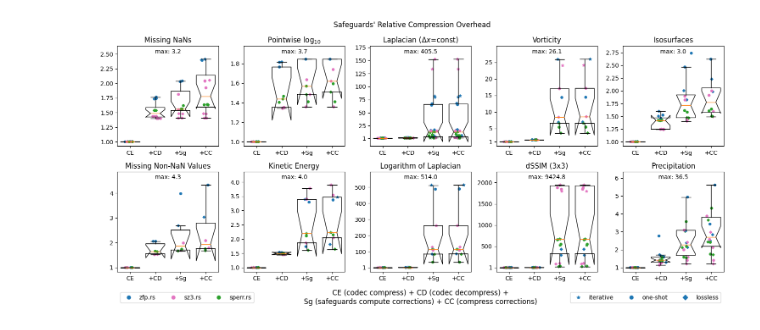
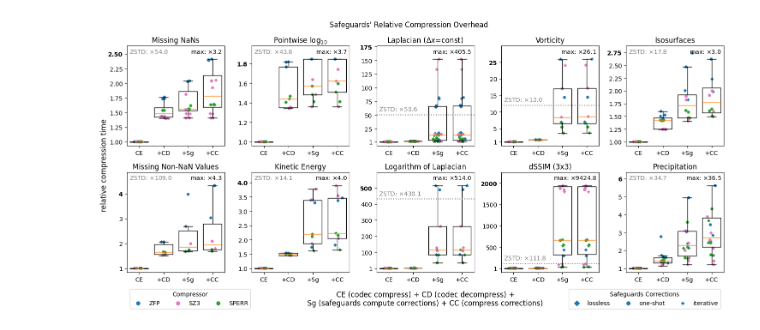
Before and after one commit to juntyr/compression-safeguards, a Jupyter notebook: examples/overhead.ipynb, the cells around one changed output. Cells and saved outputs as stored; diff of their text form; code cells hidden in the pictures.

Commit message:
further cleanup of the overhead plot

```diff
--- a/examples/overhead.ipynb
+++ b/examples/overhead.ipynb
@@ -42,7 +42,15 @@ for i, (name, title) in enumerate(
     corrections_compute_timings = []
     corrections_encode_timings = []
 
+    zstd_encode_timing = None
+    zstd_rel_encode_timings = []
+
     for result in observations:
+        if result["codec"]["id"] == "zstd.rs":
+            (zstd_encode_timing,) = result["encode_timing"][
+                observe.json_hash(result["codec"])
+            ]
+
         if result["codec"]["id"] != "safeguards":
             continue
 
@@ -109,6 +117,8 @@ for i, (name, title) in enumerate(
             / codec_encode_encode_timing
         )
 
+        zstd_rel_encode_timings.append(zstd_encode_timing / codec_encode_encode_timing)
+
     is_losslesss = np.array(is_losslesss)
     is_iteratives = np.array(is_iteratives)
 
@@ -121,7 +131,7 @@ for i, (name, title) in enumerate(
     b1 = ax.boxplot(codec_encode_timings, notch=True, showfliers=False, positions=[0])
     b2 = ax.boxplot(
         np.array(codec_decode_timings) + np.array(codec_encode_timings),
-        notch=True,
+        notch=False,
         showfliers=False,
         positions=[0.2],
     )
@@ -129,7 +139,7 @@ for i, (name, title) in enumerate(
         np.array(corrections_encode_timings)
         + np.array(codec_decode_timings)
         + np.array(codec_encode_timings),
-        notch=True,
+        notch=False,
         showfliers=False,
         positions=[0.4],
     )
@@ -138,7 +148,7 @@ for i, (name, title) in enumerate(
         + np.array(corrections_encode_timings)
         + np.array(codec_decode_timings)
         + np.array(codec_encode_timings),
-        notch=True,
+        notch=False,
         showfliers=False,
         positions=[0.6],
     )
@@ -155,12 +165,12 @@ for i, (name, title) in enumerate(
             if (y >= 1 and y <= ax.get_ylim()[1]) or y == 0
         ]
     )
-
+    ax.get_yticklabels()[-1].set_fontweight("bold")
     ax.text(
-        0.3,
+        0.68,
         b4["caps"][1].get_data()[1][0] + extra / 2,
-        f"max: {np.round(np.amax(corrections_compute_timings) + np.amax(corrections_encode_timings) + np.amax(codec_decode_timings) + np.amax(codec_encode_timings), 1)}",
-        ha="center",
+        rf"max: $\times${np.round(np.amax(corrections_compute_timings) + np.amax(corrections_encode_timings) + np.amax(codec_decode_timings) + np.amax(codec_encode_timings), 1)}",
+        ha="right",
         va="bottom",
     )
 
@@ -231,7 +241,21 @@ for i, (name, title) in enumerate(
         s=16,
     )
 
+    ax.axhline(np.mean(zstd_rel_encode_timings), c="gray", ls=":")
+    ax.text(
+        -0.08,
+        min(
+            b4["caps"][1].get_data()[1][0] + extra / 2,
+            np.mean(zstd_rel_encode_timings) + extra / 4,
+        ),
+        rf"ZSTD: $\times${np.round(np.mean(zstd_rel_encode_timings), 1)}",
+        ha="left",
+        va="bottom",
+        c="gray",
+    )
+
 fig.suptitle("Safeguards' Relative Compression Overhead")
+fig.supylabel("relative compression time")
 
 ax = fig.add_subplot(gs[2, :])
 ax.axis("off")
@@ -244,23 +268,28 @@ l1 = ax.legend(
             color="none",
             markerfacecolor=col,
             markeredgecolor=col,
-            label=c,
+            label={
+                "zfp.rs": "ZFP",
+                "sz3.rs": "SZ3",
+                "sperr.rs": "SPERR",
+            }[c],
         )
         for c, col in colors.items()
     ],
     ncol=3,
     loc="center left",
+    title="Compressor",
 )
 ax.legend(
     handles=[
         mpl.lines.Line2D(
             [0],
             [0],
-            marker="*",
+            marker="D",
             color="none",
             markerfacecolor=colors["zfp.rs"],
             markeredgecolor=colors["zfp.rs"],
-            label="iterative",
+            label="lossless",
         ),
         mpl.lines.Line2D(
             [0],
@@ -272,36 +301,37 @@ ax.legend(
             label="one-shot",
         ),
         mpl.lines.Line2D(
             [0],
             [0],
-            marker="D",
+            marker="*",
             color="none",
             markerfacecolor=colors["zfp.rs"],
             markeredgecolor=colors["zfp.rs"],
-            label="lossless",
+            label="iterative",
         ),
     ],
     ncol=3,
     loc="center right",
+    title="Safeguards Corrections",
 )
 ax.add_artist(l1)
 ax.text(
     0.5,
     0.5,
     "CE (codec compress) + CD (codec decompress) +\nSg (safeguards compute corrections) + CC (compress corrections)",
     ha="center",
     va="center",
     transform=ax.transAxes,
     fontsize="large",
 )
 
 plt.tight_layout()
 
 plt.savefig(Path("plots") / "overhead-compression.pdf", dpi=300)
 
 plt.show()
 # %% [output]
-[figure, old version]
+[figure, new version]
 # %%
 fig, ax = plt.subplots()
 
```
Also changed, not shown: parts of 1 cell of this notebook.
